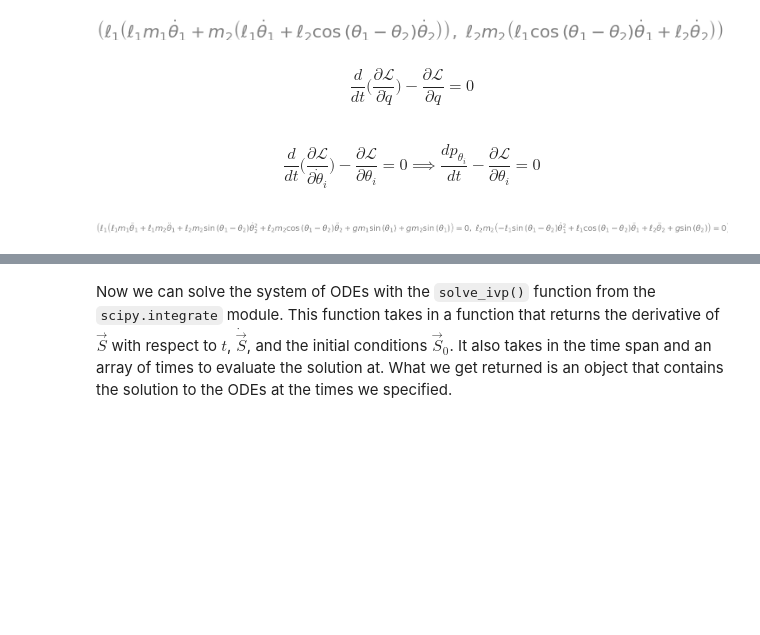
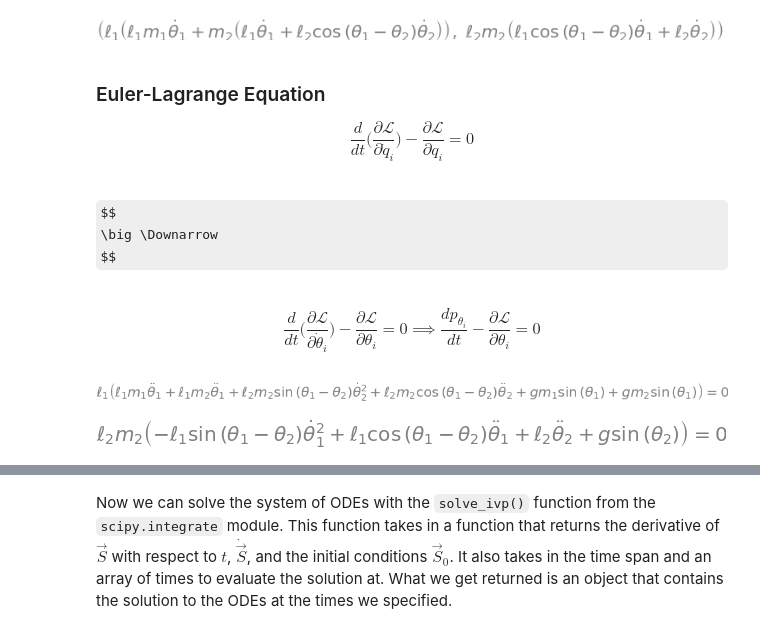
Before and after one commit to Melon-Mao/Python-repository, a Jupyter notebook: Data Analysis/Mechanics/Pendulums/Double Pendulum/double_pendulum.ipynb, the cells around one changed output, grey strips where cells are left out. Saved outputs shown, nothing was run; the diff lists cells and outputs as text; code cells hidden in the pictures; some formulas as TeX source; blank space fills up the shorter version.

```diff
--- a/Data Analysis/Mechanics/Pendulums/Double Pendulum/double_pendulum.ipynb
+++ b/Data Analysis/Mechanics/Pendulums/Double Pendulum/double_pendulum.ipynb
@@ -109,9 +110,15 @@ p_theta_1.simplify(), p_theta_2.simplify()
 # %% [output]
 [figure]
 # %% [markdown]
+### Euler-Lagrange Equation
+
 $$
-\dfrac{d}{dt} \bigg( \dfrac{\partial \mathcal{L}}{\partial \dot q} \bigg) - \dfrac{\partial \mathcal{L}}{\partial q} = 0
+\dfrac{d}{dt} \bigg( \dfrac{\partial \mathcal{L}}{\partial \dot q_i} \bigg) - \dfrac{\partial \mathcal{L}}{\partial q_i} = 0
 $$
+# %% [markdown]
+$$
+\big \Downarrow
+$$
 # %% [markdown]
 $$
 \dfrac{d}{dt} \bigg( \dfrac{\partial \mathcal{L}}{\partial \dot \theta_i} \bigg) - \dfrac{\partial \mathcal{L}}{\partial \theta_i} = 0
@@ -123,7 +130,11 @@ $$
 eq1 = sp.Eq(sp.diff(p_theta_1, t) - sp.diff(L, theta_1), 0).simplify()
 eq2 = sp.Eq(sp.diff(p_theta_2, t) - sp.diff(L, theta_2), 0).simplify()
 # %%
-eq1, eq2
+eq1
 # %% [output]
-[figure, old version]
+[figure, new version]
+# %%
+eq2
+# %% [output]
+[figure, added]
 # %%
```
Also changed, not shown: parts of 17 cells of this notebook, 9 other files.
